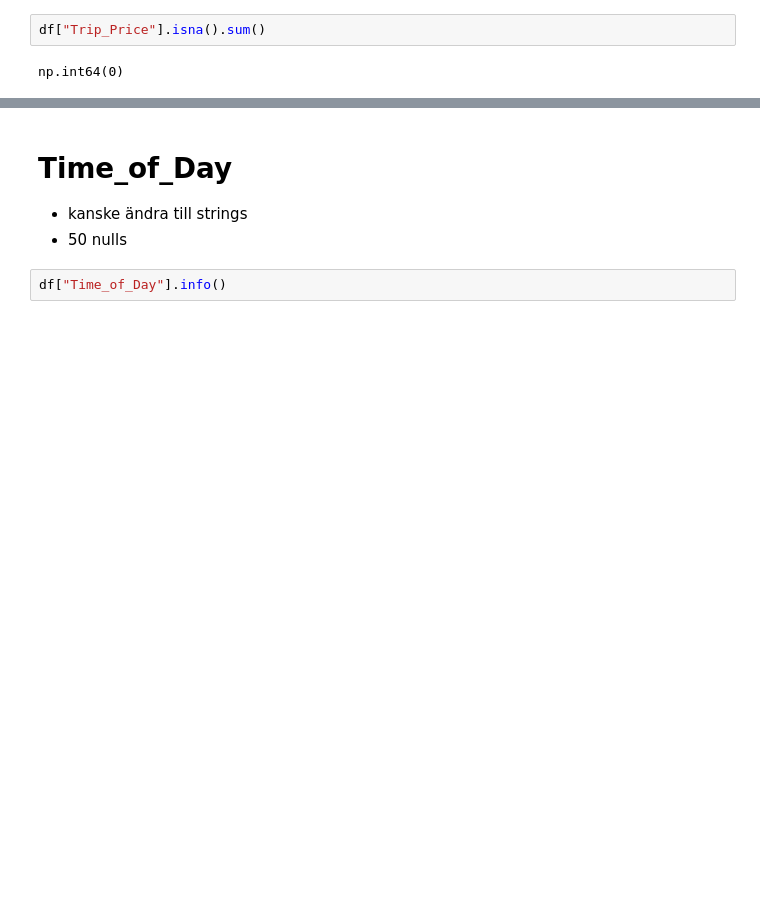
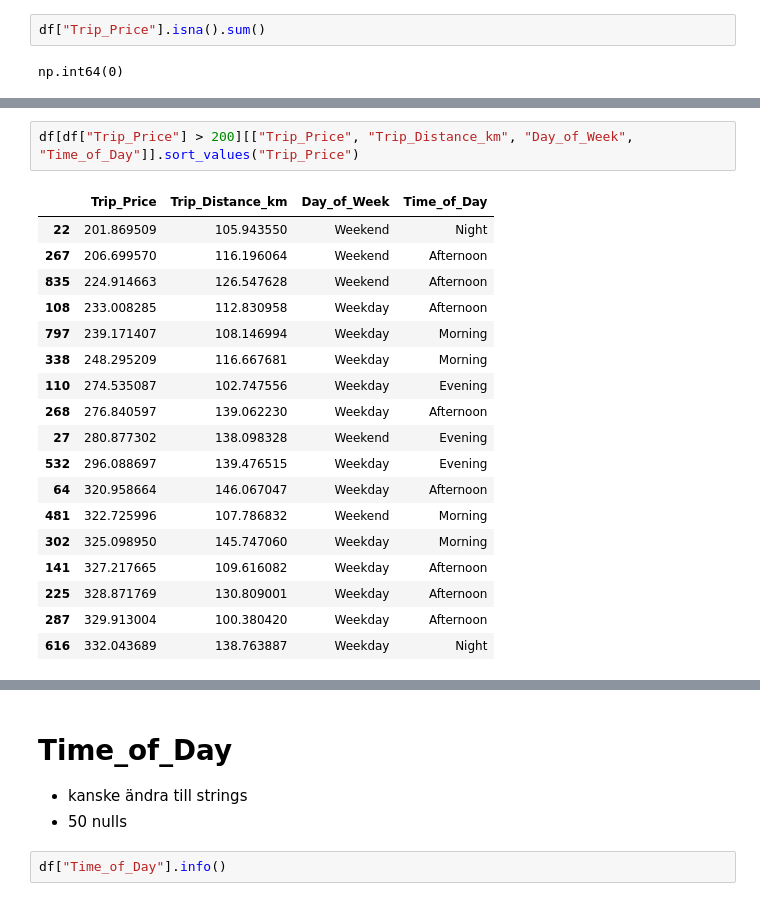
Before and after one commit to luckepucke6/taxi_prediction_fullstack_lucas_lindh, a Jupyter notebook: src/taxipred/model_development/eda.ipynb, the cells around one changed output, grey strips where cells are left out. Saved outputs shown, nothing was run; the diff lists cells and outputs as text; blank space fills up the shorter version.

```diff
--- a/src/taxipred/model_development/eda.ipynb
+++ b/src/taxipred/model_development/eda.ipynb
@@ -185 +197,22 @@ np.int64(0)
+# %%
+df[df["Trip_Price"] > 200][["Trip_Price", "Trip_Distance_km", "Day_of_Week", "Time_of_Day"]].sort_values("Trip_Price")
+# %% [output]
+|  | Trip_Price | Trip_Distance_km | Day_of_Week | Time_of_Day |
+| 22 | 201.869509 | 105.943550 | Weekend | Night |
+| 267 | 206.699570 | 116.196064 | Weekend | Afternoon |
+| 835 | 224.914663 | 126.547628 | Weekend | Afternoon |
+| 108 | 233.008285 | 112.830958 | Weekday | Afternoon |
+| 797 | 239.171407 | 108.146994 | Weekday | Morning |
+| 338 | 248.295209 | 116.667681 | Weekday | Morning |
+| 110 | 274.535087 | 102.747556 | Weekday | Evening |
+| 268 | 276.840597 | 139.062230 | Weekday | Afternoon |
+| 27 | 280.877302 | 138.098328 | Weekend | Evening |
+| 532 | 296.088697 | 139.476515 | Weekday | Evening |
+| 64 | 320.958664 | 146.067047 | Weekday | Afternoon |
+| 481 | 322.725996 | 107.786832 | Weekend | Morning |
+| 302 | 325.098950 | 145.747060 | Weekday | Morning |
+| 141 | 327.217665 | 109.616082 | Weekday | Afternoon |
+| 225 | 328.871769 | 130.809001 | Weekday | Afternoon |
+| 287 | 329.913004 | 100.380420 | Weekday | Afternoon |
+| 616 | 332.043689 | 138.763887 | Weekday | Night |
 # %%
```
Also changed, not shown: parts of 11 cells of this notebook, 1 other file.
